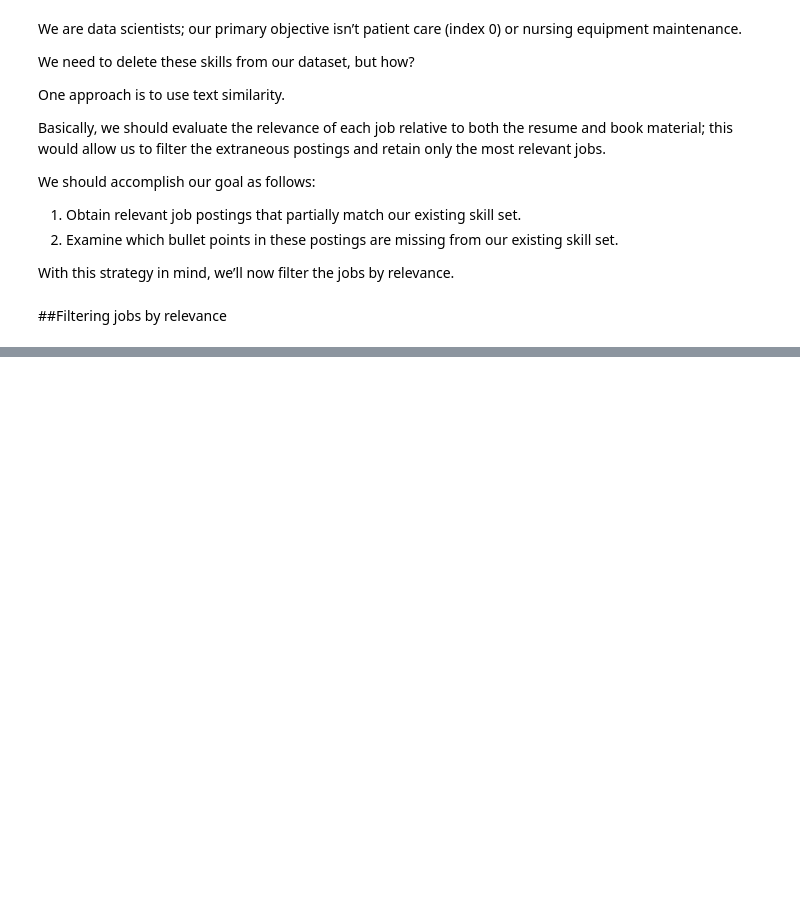
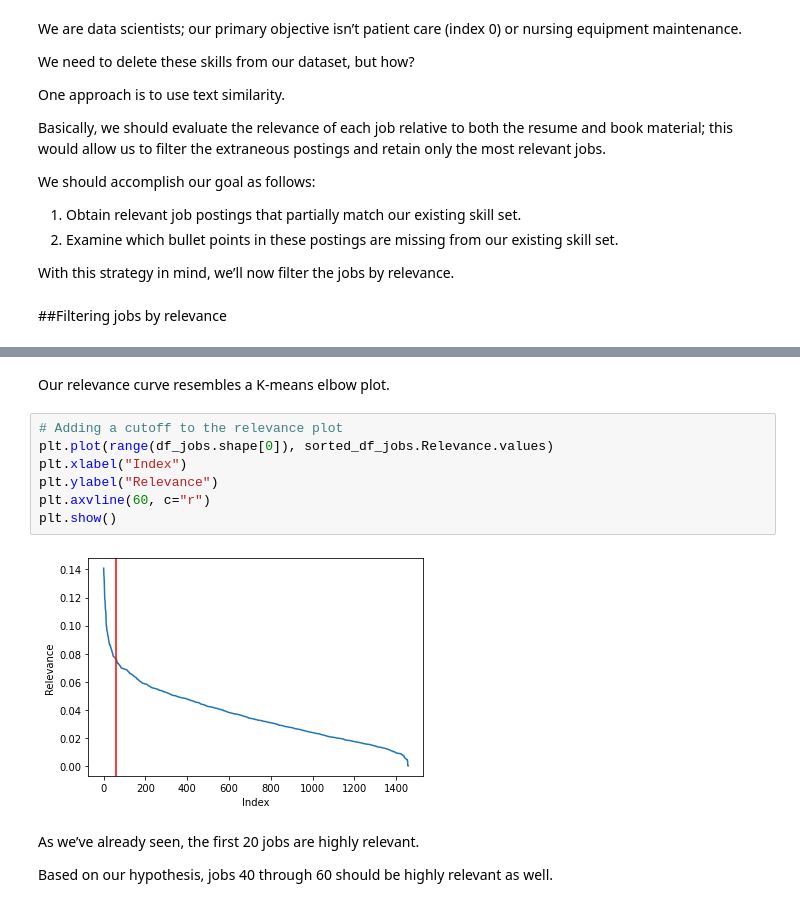
Before and after one commit to rahiakela/data-science-research-and-practice, a Jupyter notebook: data-science-bookcamp/case-study-4--job-resume-improvement/05_case_study_job_resume_improvement.ipynb, the cells around one changed output, grey strips where cells are left out. Drawn from its saved outputs; the diff is of its cells as text; blank space fills up the shorter version.

```diff
--- a/data-science-bookcamp/case-study-4--job-resume-improvement/05_case_study_job_resume_improvement.ipynb
+++ b/data-science-bookcamp/case-study-4--job-resume-improvement/05_case_study_job_resume_improvement.ipynb
@@ -264,0 +393,17 @@ With this strategy in mind, we’ll now filter the jobs by relevance.
+# %% [markdown]
+Our relevance curve resembles a K-means elbow plot.
+# %%
+# Adding a cutoff to the relevance plot
+plt.plot(range(df_jobs.shape[0]), sorted_df_jobs.Relevance.values)
+plt.xlabel("Index")
+plt.ylabel("Relevance")
+plt.axvline(60, c="r")
+plt.show()
+# %% [output]
+[figure, added]
+# %% [markdown]
+As we’ve already seen, the first 20 jobs are
+highly relevant.
+
+Based on our hypothesis, jobs 40 through 60 should be highly relevant
+as well.
```
Also changed, not shown: parts of 15 cells of this notebook.
